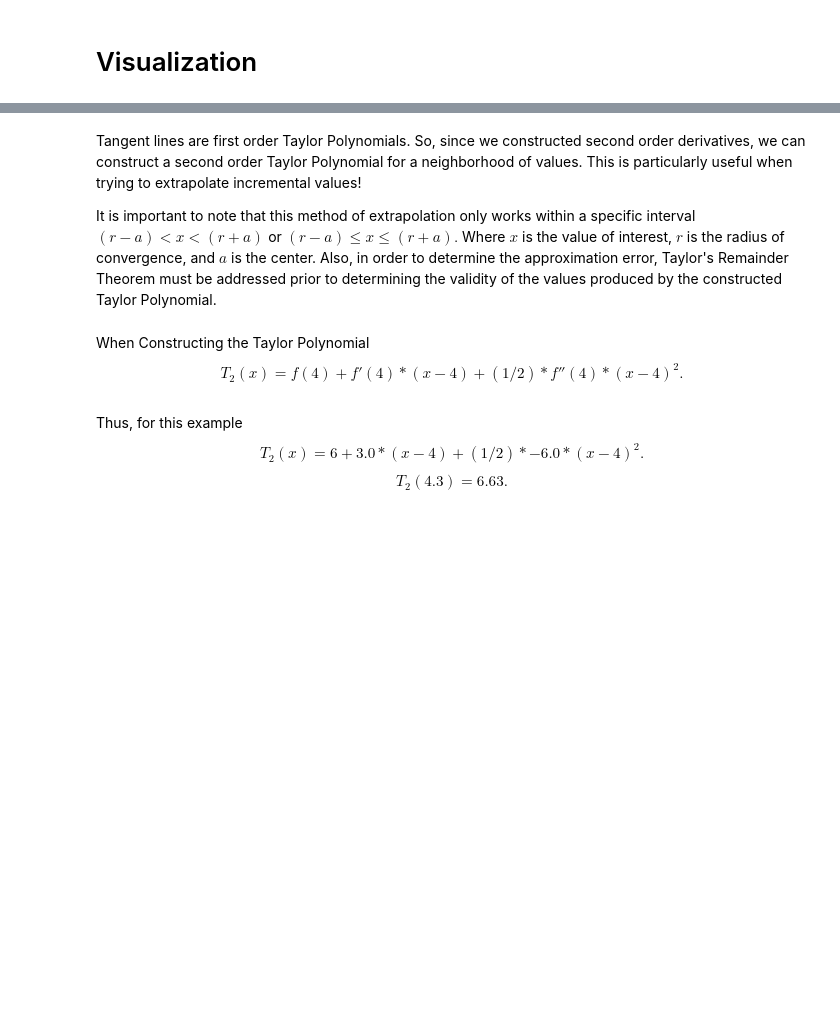
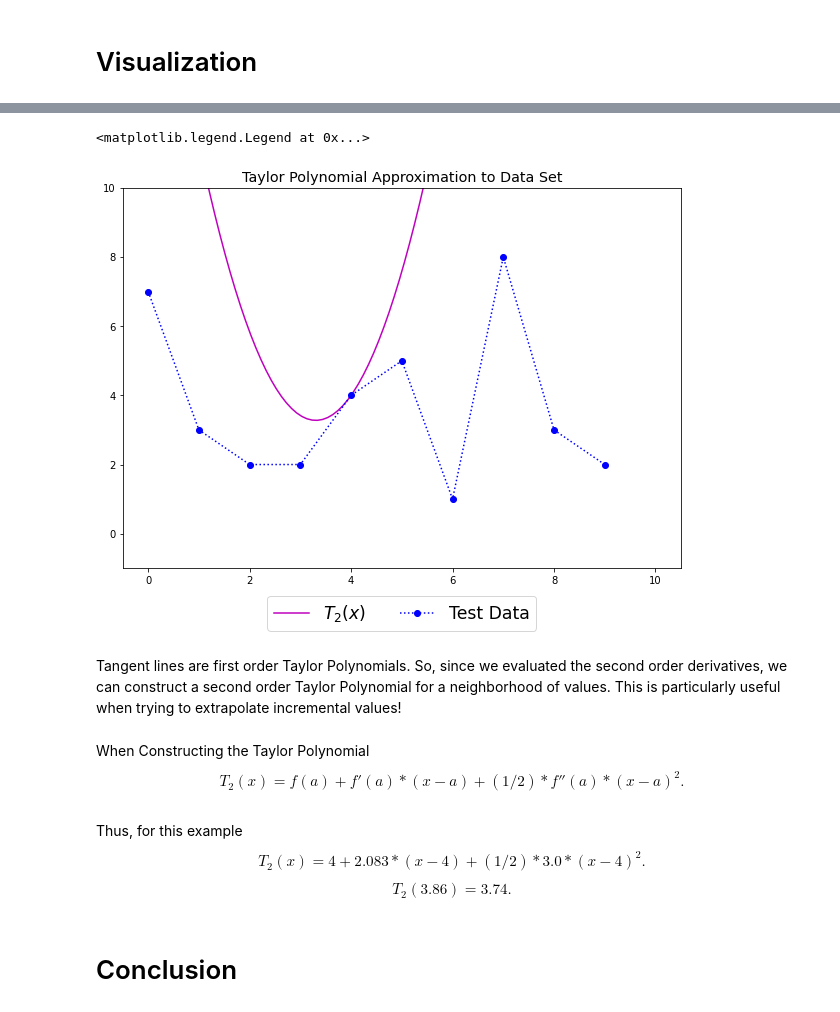
Before and after one commit to ddot-bit/Monte-Carlo-Integration, a Jupyter notebook: Numerical Derivative.ipynb, the cells around one changed output, grey strips where cells are left out. Cells and saved outputs as stored; diff of their text form; code cells hidden in the pictures; blank space fills up the shorter version.

```diff
--- a/Numerical Derivative.ipynb
+++ b/Numerical Derivative.ipynb
@@ -93,12 +101,27 @@ plt.legend(loc = 'upper center', bbox_to_anchor = (0.5, -0.05), ncol = 5,fontsiz
+# %%
+v = np.linspace(0, 10, 100)
+t = lambda v: poly[center] + dydx[center] * (v - center) + ((second_order_dydx[center] * (v - center)**2 / 2))
+y = t(v)
+# %%
+plt.figure(figsize = (10,7))
+plt.ylim(-1,10)
+plt.plot(v, y, label = r'$T_2(x)$', color = 'm')
+plt.plot(indep_var, poly, 'b', marker = 'o', label = 'Test Data', linestyle = ":")
+plt.title('Taylor Polynomial Approximation to Data Set', fontsize = 'x-large')
+plt.legend(loc = 'upper center', bbox_to_anchor = (0.5, -0.05), ncol = 5,fontsize = 'xx-large')
+# %% [output]
+<matplotlib.legend.Legend at 0x...>
+[figure, added]
 # %%
 taylor_poly = poly[center] + dydx[center] * (x - center) + (second_order_dydx[center] * (x - center)**2 / 2)
 # print("$$T_2(", x, ') = ',taylor_poly,' .$$')
 # print("$$T_2(x) = ", poly[center], '+', dydx[center], '* ( x -', center, ') +', '(1/2)', '*', second_order_dydx[center], '* ( x -', center,')^2 .$$')
 # %% [markdown]
-Tangent lines are first order Taylor Polynomials. So, since we constructed second order derivatives, we can construct a second order Taylor Polynomial for a neighborhood of values. This is particularly useful when trying to extrapolate incremental values!
-
-It is important to note that this method of extrapolation only works within a specific interval $(r-a)<x<(r+a)$ or $(r-a)\le x \le(r+a) .$ Where $x$ is the value of interest, $r$ is the radius of convergence, and $a$ is the center. Also, in order to determine the approximation error, Taylor's Remainder Theorem must be addressed prior to determining the validity of the values produced by the constructed Taylor Polynomial.
+Tangent lines are first order Taylor Polynomials. So, since we evaluated the second order derivatives, we can construct a second order Taylor Polynomial for a neighborhood of values. This is particularly useful when trying to extrapolate incremental values!
 # %% [markdown]
-When Constructing the Taylor Polynomial $$T_2(x) = f(4) + f'(4) * (x-4) + (1/2) * f''(4) *  (x-4)^2 .$$
+When Constructing the Taylor Polynomial $$T_2(x) = f(a) + f'(a) * (x-a) + (1/2) * f''(a) *  (x-a)^2 .$$
 # %% [markdown]
-Thus, for this example $$T_2(x) =  6 + 3.0 * ( x - 4 ) + (1/2) * -6.0 * ( x - 4 )^2 .$$ $$T_2( 4.3 ) =  6.63  .$$
+Thus, for this example $$T_2(x) =  4 + 2.083 * ( x - 4 ) + (1/2) * 3.0 * ( x - 4 )^2 .$$
+$$T_2( 3.86 ) =  3.74  .$$
+# %% [markdown]
+# Conclusion
```
Also changed, not shown: parts of 12 cells of this notebook.
